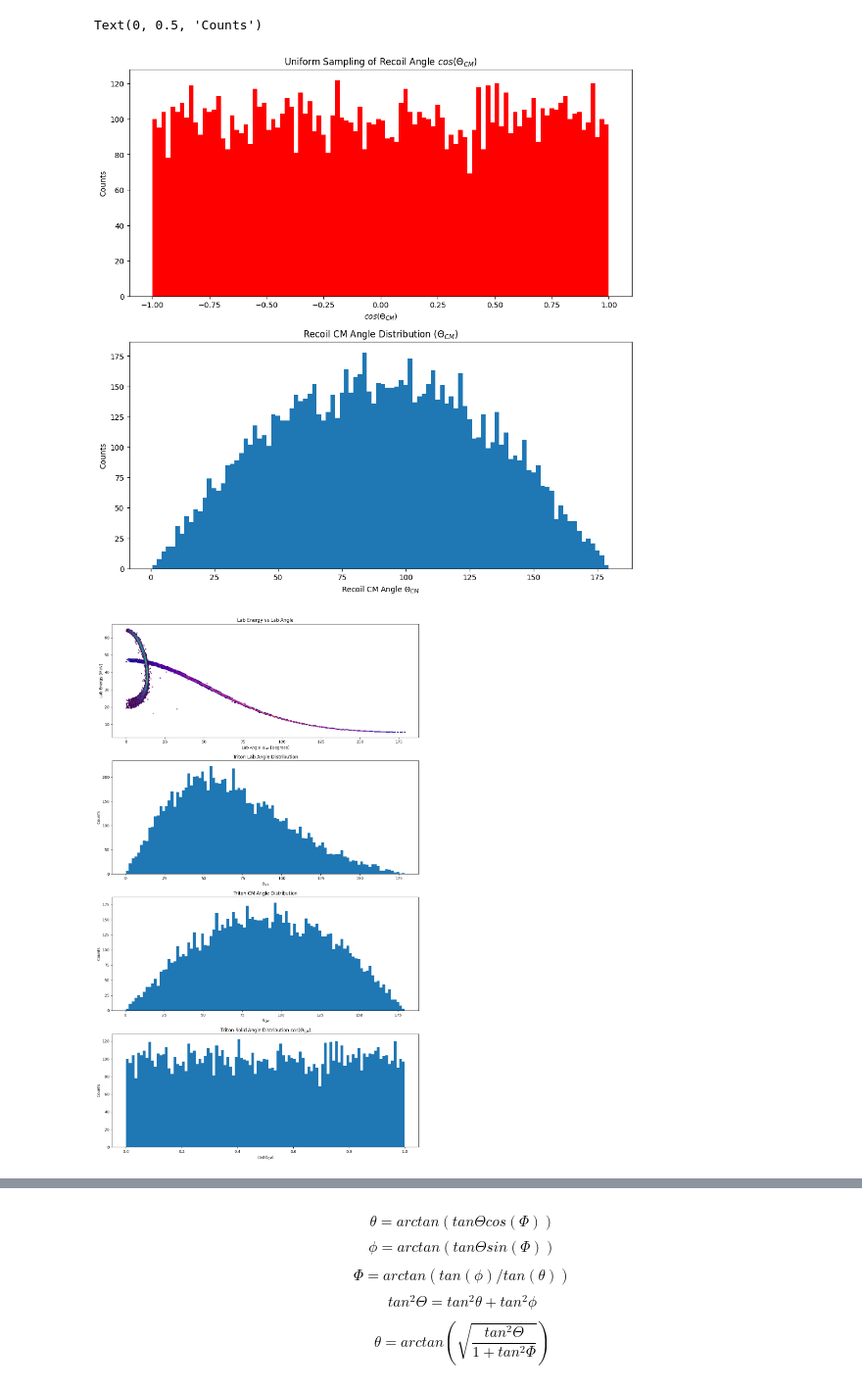
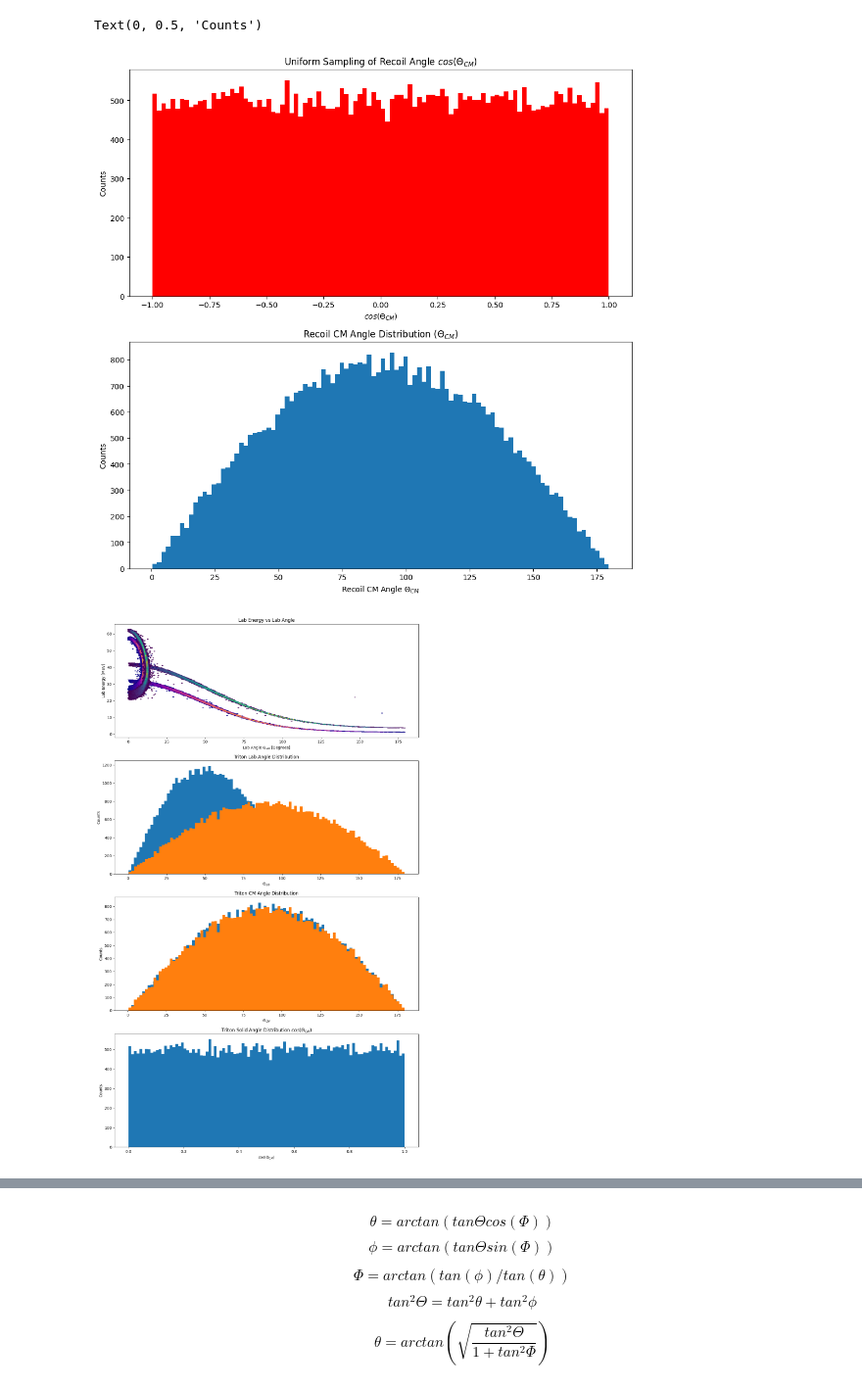
Before and after one commit to htametahI/G4EMMA, a Jupyter notebook: UserDir/ExcitationEnergy/check_results.ipynb, the cells around one changed output, grey strips where cells are left out. Shown at 98% size. Cells and saved outputs as stored; diff of their text form; code cells hidden in the pictures.

```diff
--- a/UserDir/ExcitationEnergy/check_results.ipynb
+++ b/UserDir/ExcitationEnergy/check_results.ipynb
@@ -88,38 +115,45 @@ bins = 100
 fig, ax = plt.subplots(2, figsize=(12, 12))
 
 # Monte Carlo draws isotropic samples (uniform in cos(ThetaCM))
-ax[0].hist(np.cos(np.deg2rad(ThetaCM_recoil)), bins = bins, color = 'red')
+ax[0].hist(np.cos(np.deg2rad(ThetaCM_recoil_11MeV)), bins = bins, color = 'red')
 ax[0].set_title(r"Uniform Sampling of Recoil Angle $cos(\Theta_{CM})$")
 ax[0].set_xlabel(r"$cos(\Theta_{CM})$")
 ax[0].set_ylabel("Counts")
-ax[1].hist(ThetaCM_recoil, bins = bins)
+ax[1].hist(ThetaCM_recoil_11MeV, bins = bins)
 
 ax[1].set_title(r"Recoil CM Angle Distribution $(\Theta_{CM})$")
 ax[1].set_xlabel(r"Recoil CM Angle $\Theta_{CM}$")
 ax[1].set_ylabel("Counts")
 # %% [output]
 Text(0, 0.5, 'Counts')
-[figure, old version]
+[figure, new version]
 # %%
 # Checking
 fig, ax = plt.subplots(4, figsize=(12, 20))
-ax[0].hexbin(Thetalab_t, E_t, gridsize=200, cmap="plasma", mincnt=1, label="Triton")
+ax[0].hexbin(Thetalab_t_11MeV, E_t_11MeV, gridsize=200, cmap="plasma", mincnt=1, label="Triton")
+ax[0].hexbin(Thetalab_t_4MeV, E_t_4MeV, gridsize=200, mincnt=1, label="Triton")
 ax[0].set_xlabel(r"Lab Angle $\Theta_{lab}$ [Degrees]")
 ax[0].set_ylabel("Lab Energy [MeV]")
 ax[0].set_title("Lab Energy vs Lab Angle")
-ax[0].hexbin(Thetalab_recoil, E_recoil, mincnt=1, label="Recoil")
-counts, edges, patches = ax[1].hist(Thetalab_t, bins = bins)
+ax[0].hexbin(Thetalab_recoil_11MeV, E_recoil_11MeV, gridsize=200, cmap = "plasma", mincnt=1, label="Recoil")
+ax[0].hexbin(Thetalab_recoil_4MeV, E_recoil_4MeV, gridsize=200, mincnt=1, label="Recoil")
+
+# ax[0].set_xlim(130, 160)
+counts, edges, patches = ax[1].hist(Thetalab_t_11MeV, bins = bins)
+ax[1].hist(ThetaCM_t_4MeV, bins = bins)
+
 ax[1].set_xlabel(r"$\Theta_{lab}$")
 ax[1].set_ylabel("Counts")
 ax[1].set_title("Triton Lab Angle Distribution")
-ax[2].hist(ThetaCM_t, bins = bins)
+ax[2].hist(ThetaCM_t_11MeV, bins = bins)
+ax[2].hist(ThetaCM_t_4MeV, bins = bins)
 ax[2].set_xlabel(r"$\Theta_{CM}$")
 ax[2].set_ylabel("Counts")
 ax[2].set_title("Triton CM Angle Distribution")
-ax[3].hist((1 - np.cos(np.deg2rad(ThetaCM_t)))/2, bins = bins)
+ax[3].hist((1 - np.cos(np.deg2rad(ThetaCM_t_11MeV)))/2, bins = bins)
 ax[3].set_xlabel(r"$cos(\Theta_{CM})$")
 ax[3].set_ylabel("Counts")
 ax[3].set_title(r"Triton Solid Angle Distribution $cos(\Theta_{CM})$")
 plt.tight_layout()
 # %% [output]
-[figure, old version]
+[figure, new version]
```
Also changed, not shown: parts of 9 cells of this notebook, 13 other files.
